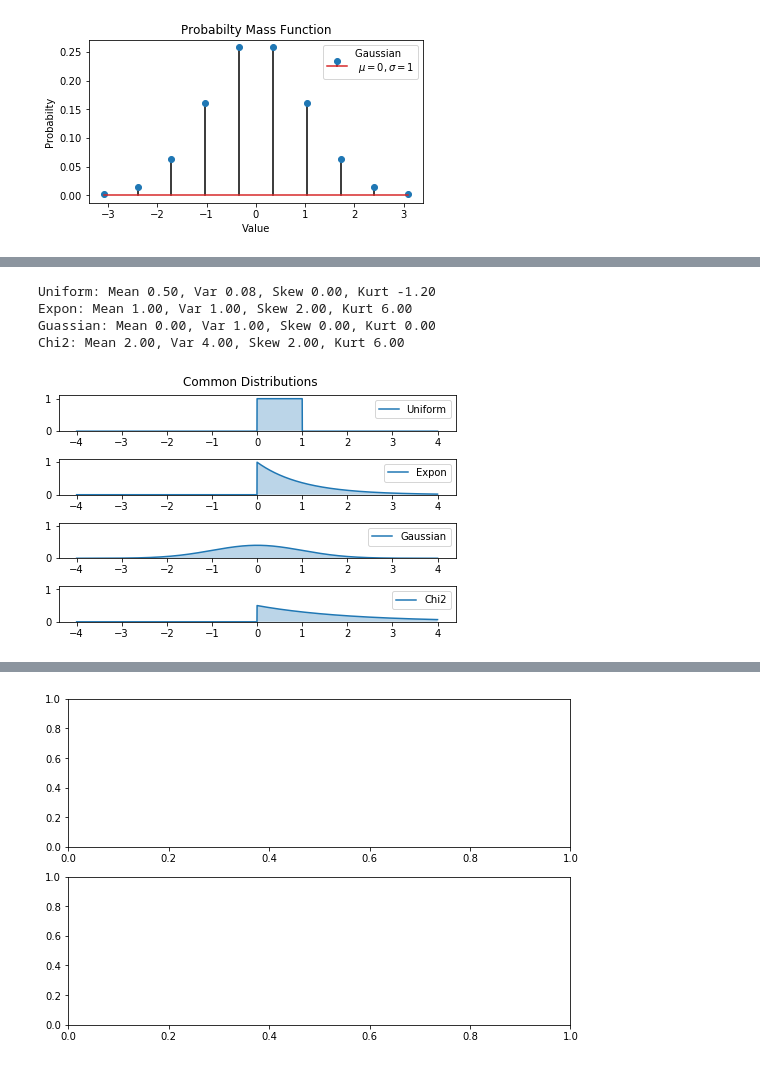
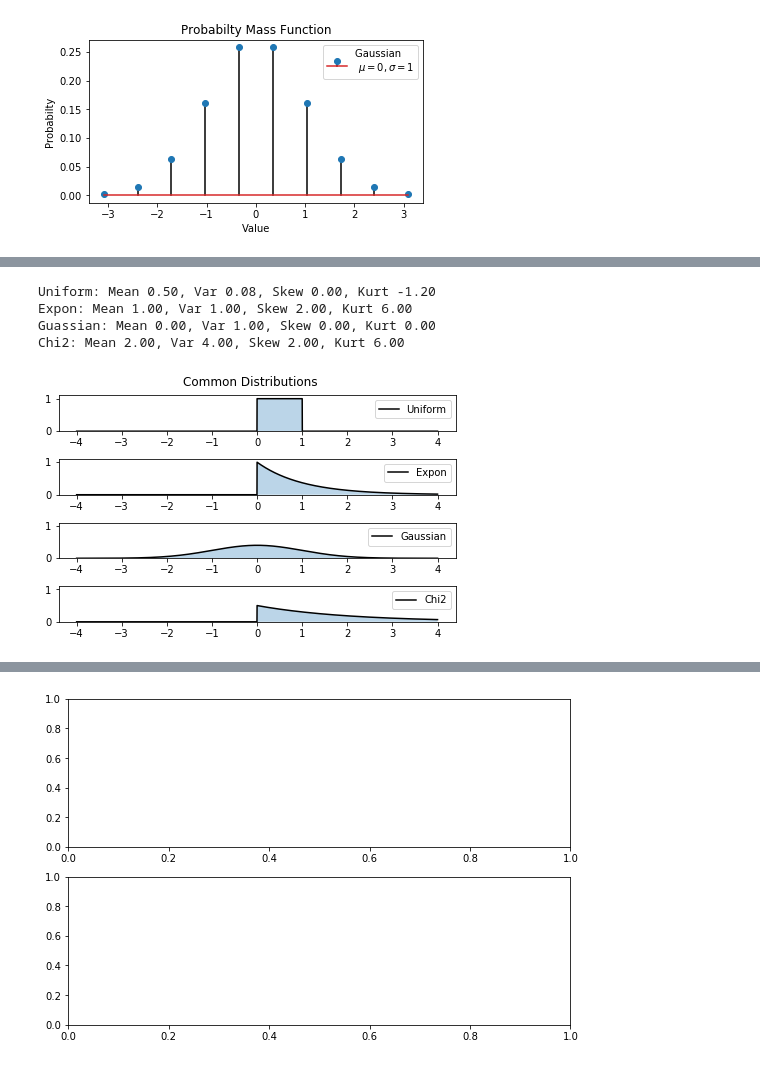
Before and after one commit to TheWylieStCoyote/Introduction_to_Signal_Processing_GRCon21, a Jupyter notebook: notebooks/Section_1_figures.ipynb, the cells around one changed output, grey strips where cells are left out. Saved outputs shown, nothing was run; the diff lists cells and outputs as text; code cells hidden in the pictures.

```diff
--- a/notebooks/Section_1_figures.ipynb
+++ b/notebooks/Section_1_figures.ipynb
@@ -219,37 +465,37 @@ fig, ax = plt.subplots(4, 1)
 x = numpy.linspace(-4, 4, 3001)
 
 p_x = stats.uniform.pdf(x)
-ax[0].plot(x, p_x, label='Uniform')
+ax[0].plot(x, p_x, 'k', label='Uniform')
 ax[0].set_ylim((0, 1.1))
 ax[0].legend()
 ax[0].fill_between(x, p_x,alpha=0.3)
 
 
 p_x = stats.expon.pdf(x)
-ax[1].plot(x, p_x, label='Expon')
+ax[1].plot(x, p_x, 'k', label='Expon')
 ax[1].set_ylim((0, 1.1))
 ax[1].legend()
 ax[1].fill_between(x, p_x, alpha=0.3)
 
 p_x = stats.norm.pdf(x)
-ax[2].plot(x, p_x, label='Gaussian')
+ax[2].plot(x, p_x, 'k', label='Gaussian')
 ax[2].set_ylim((0, 1.1))
 ax[2].legend()
 ax[2].fill_between(x, p_x, alpha=0.3)
 
 p_x = stats.chi2.pdf(x, 2)
-ax[3].plot(x, p_x, label='Chi2')
+ax[3].plot(x, p_x, 'k', label='Chi2')
 ax[3].set_ylim((0, 1.1))
 ax[3].legend()
 ax[3].fill_between(x, p_x, alpha=0.3)
 
 fig.suptitle('Common Distributions\n\n')
 fig.tight_layout(rect=[0, 0.03, 1, 0.95])
 plt.savefig('common_distributions.png', dpi=300)
 plt.show()
 # %% [output]
 Uniform: Mean 0.50, Var 0.08, Skew 0.00, Kurt -1.20
 Expon: Mean 1.00, Var 1.00, Skew 2.00, Kurt 6.00
 Guassian: Mean 0.00, Var 1.00, Skew 0.00, Kurt 0.00
 Chi2: Mean 2.00, Var 4.00, Skew 2.00, Kurt 6.00
-[figure, old version]
+[figure, new version]
```
Also changed, not shown: parts of 9 cells of this notebook, 11 other files.
